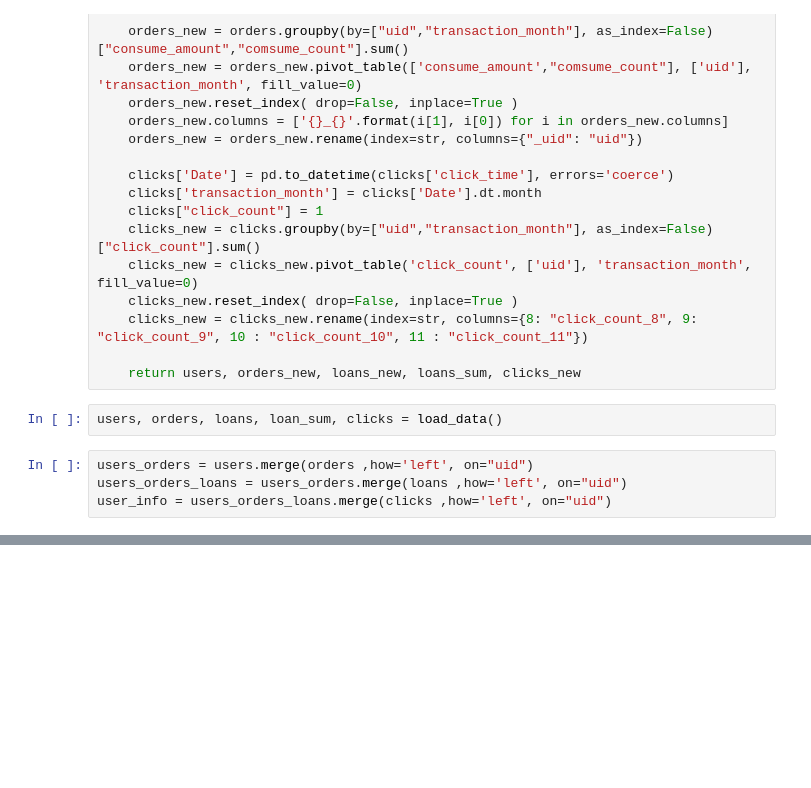
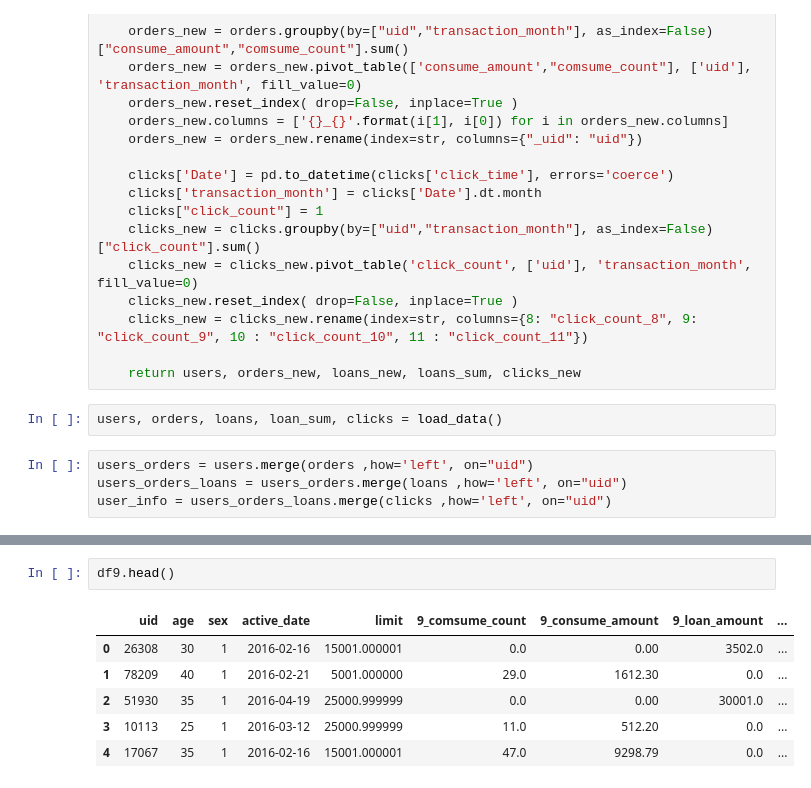
Before and after one commit to YulinGUO/LoanForecasting, a Jupyter notebook: pys/load.ipynb, the cells around one changed output, grey strips where cells are left out. Drawn from its saved outputs; the diff is of its cells as text; blank space fills up the shorter version.

```diff
--- a/pys/load.ipynb
+++ b/pys/load.ipynb
@@ -95,0 +313,9 @@ list(user_info)
+# %%
+df9.head()
+# %% [output]
+|  | uid | age | sex | active_date | limit | 9_comsume_count | 9_consume_amount | 9_loan_amount | ... |
+| 0 | 26308 | 30 | 1 | 2016-02-16 | 15001.000001 | 0.0 | 0.00 | 3502.0 | ... |
+| 1 | 78209 | 40 | 1 | 2016-02-21 | 5001.000000 | 29.0 | 1612.30 | 0.0 | ... |
+| 2 | 51930 | 35 | 1 | 2016-04-19 | 25000.999999 | 0.0 | 0.00 | 30001.0 | ... |
+| 3 | 10113 | 25 | 1 | 2016-03-12 | 25000.999999 | 11.0 | 512.20 | 0.0 | ... |
+| 4 | 17067 | 35 | 1 | 2016-02-16 | 15001.000001 | 47.0 | 9298.79 | 0.0 | ... |
```
Also changed, not shown: parts of 42 cells of this notebook, 2 other files.
